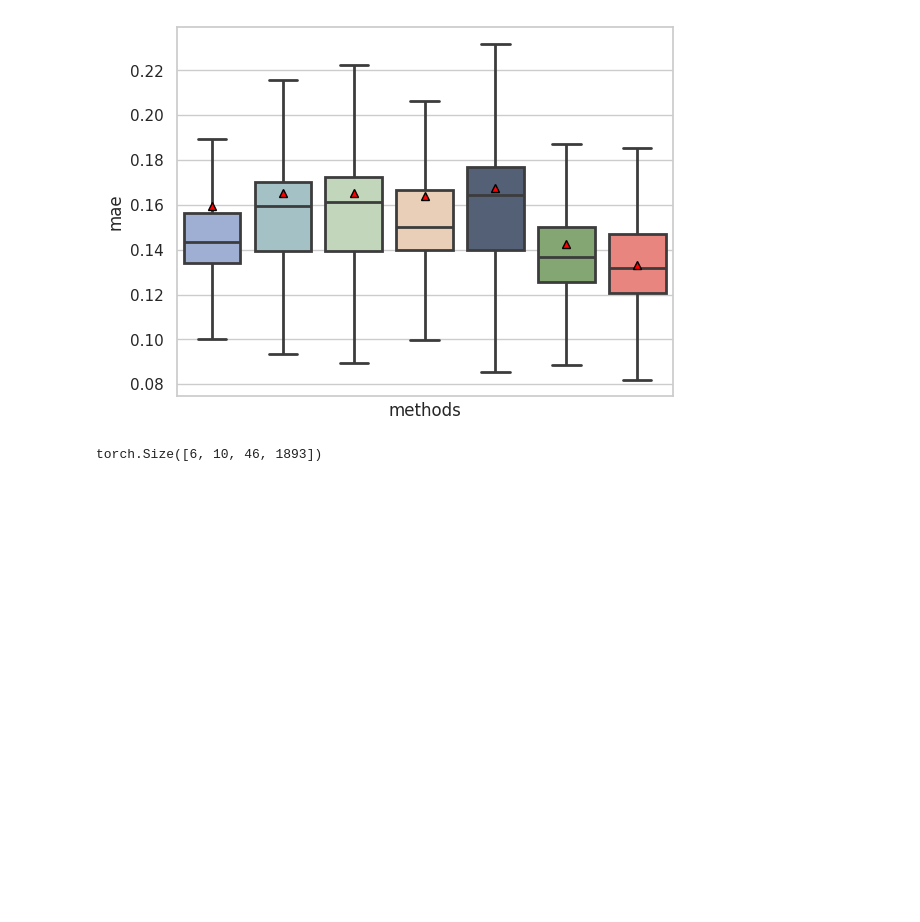
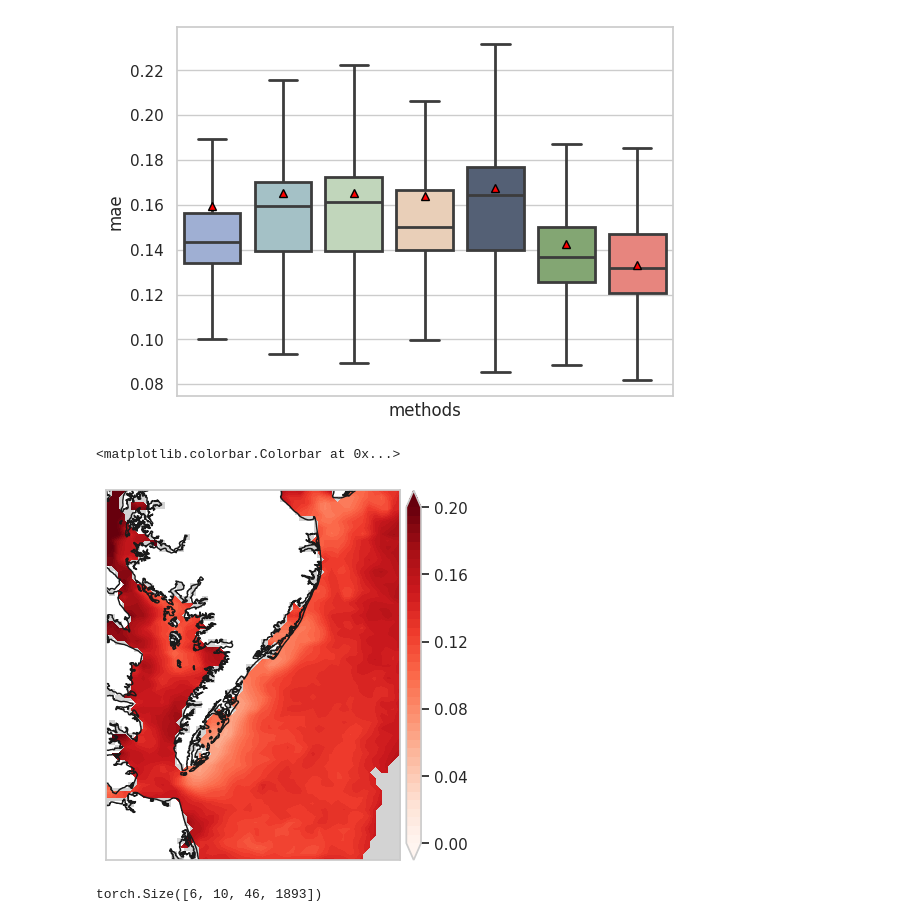
Before and after one commit to YangLabHKUST/STIMP, a Jupyter notebook: visualization/chesapeake/prediction.ipynb, the cells around one changed output. Cells and saved outputs as stored; diff of their text form; code cells hidden in the pictures; blank space fills up the shorter version.

Commit message:
visualization

```diff
--- a/visualization/chesapeake/prediction.ipynb
+++ b/visualization/chesapeake/prediction.ipynb
@@ -364,6 +364,36 @@ Passing `palette` without assigning `hue` is deprecated and will be removed in v
   g = sns.boxplot(x='methods', y='mae', linewidth=2,showfliers=False,showmeans=True,data=data,palette=color, meanprops={
 ([], [])
 [figure]
+# %%
+from mpl_toolkits import basemap
+from sklearn.cluster import KMeans, DBSCAN, SpectralClustering
+import cartopy.crs as ccrs
+from copy import deepcopy
+import h5py
+from numpy import meshgrid
+import numpy as np
+
+is_sea = np.load("/home/mafzhang/data/Chesapeake/8d/is_sea.npy")
+ob = np.zeros((is_sea.shape[0],is_sea.shape[1]))
+ob[is_sea.astype(bool)] = mae_our
+ob[~is_sea.astype(bool)]= np.nan
+lon = np.load("/home/mafzhang/data/Chesapeake/8d/lon.npy")
+lati = np.load("/home/mafzhang/data/Chesapeake/8d/lati.npy")
+
+x, y = lon, lati
+
+
+lon1, lon2, lati1, lati2 = lon.min(), lon.max(), lati.min(), lati.max()
+map = basemap.Basemap(llcrnrlon=lon1, llcrnrlat=lati1,urcrnrlon=lon2, urcrnrlat=lati2, projection='cyl', resolution='f')
+# map.fillcontinents(color='white')
+map.drawlsmask(land_color='white', ocean_color='lightgray', resolution='f',grid=1.25)
+# map.bluemarble()
+map.drawcoastlines()
+map.contourf(x, y, ob, levels=np.linspace(0, 0.2, 40),cmap="Reds",extend="both")
+map.colorbar(boundaries=np.linspace(0, 0.2, 20), ticks=np.linspace(0, 0.2, 6))
+# %% [output]
+<matplotlib.colorbar.Colorbar at 0x...>
+[figure, added]
 # %%
 prediction_xg = np.load(base_dir+"XGBoost/with_imputation/prediction.npy", allow_pickle=True)
 prediction_xg_wo = np.load(base_dir+"XGBoost/without_imputation/prediction_0.npy", allow_pickle=True)
```
Also changed, not shown: 4 other files.
